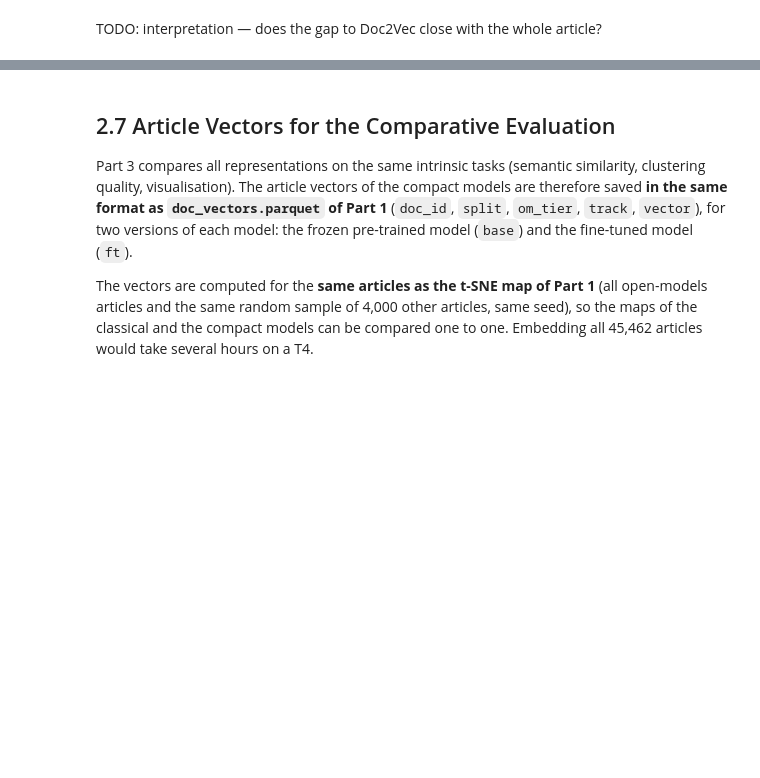
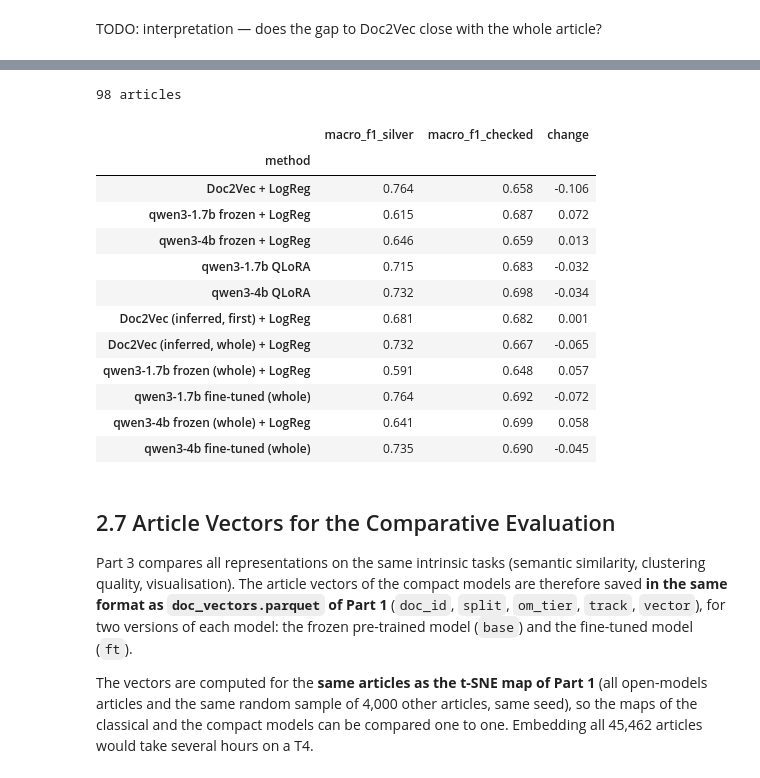
Before and after one commit to jihyeon26/2026-09-CLT-computational_language, a Jupyter notebook: colab/stage2_wp2_finetuning.ipynb, the cells around one changed output, grey strips where cells are left out. Cells and saved outputs as stored; diff of their text form; code cells hidden in the pictures; blank space fills up the shorter version.

```diff
--- a/colab/stage2_wp2_finetuning.ipynb
+++ b/colab/stage2_wp2_finetuning.ipynb
@@ -663,3 +702,30 @@ TODO: interpretation — does the gap to Doc2Vec close with the whole article?
+# %%
+if "checked_theme" in check:
+    sample = check[check["checked_theme"].isin(LABELS)]
+    pos = pd.Series(np.arange(len(sets["validation"])), index=sets["validation"]["doc_id"])[sample["doc_id"]].to_numpy()
+    y_silver, y_checked = (sample[c].map(LABELS.index).to_numpy() for c in ["theme", "checked_theme"])
+    checked = pd.DataFrame([{"method": m, "macro_f1_silver": f1_score(y_silver, p[pos], average="macro"),
+                             "macro_f1_checked": f1_score(y_checked, p[pos], average="macro")}
+                            for m, p in PREDICTIONS.items()]).set_index("method")
+    checked["change"] = checked["macro_f1_checked"] - checked["macro_f1_silver"]
+    checked.to_csv(OUT_DIR / "results_checked_labels.csv")
+    print(f"{len(sample)} articles")
+    display(checked.round(3))
+# %% [output]
+98 articles
+|  | macro_f1_silver | macro_f1_checked | change |
+| method |  |  |  |
+| Doc2Vec + LogReg | 0.764 | 0.658 | -0.106 |
+| qwen3-1.7b frozen + LogReg | 0.615 | 0.687 | 0.072 |
+| qwen3-4b frozen + LogReg | 0.646 | 0.659 | 0.013 |
+| qwen3-1.7b QLoRA | 0.715 | 0.683 | -0.032 |
+| qwen3-4b QLoRA | 0.732 | 0.698 | -0.034 |
+| Doc2Vec (inferred, first) + LogReg | 0.681 | 0.682 | 0.001 |
+| Doc2Vec (inferred, whole) + LogReg | 0.732 | 0.667 | -0.065 |
+| qwen3-1.7b frozen (whole) + LogReg | 0.591 | 0.648 | 0.057 |
+| qwen3-1.7b fine-tuned (whole) | 0.764 | 0.692 | -0.072 |
+| qwen3-4b frozen (whole) + LogReg | 0.641 | 0.699 | 0.058 |
+| qwen3-4b fine-tuned (whole) | 0.735 | 0.690 | -0.045 |
 # %% [markdown]
 ## 2.7 Article Vectors for the Comparative Evaluation
 Part 3 compares all representations on the same intrinsic tasks (semantic similarity, clustering quality, visualisation). The article vectors of the compact models are therefore saved **in the same format as `doc_vectors.parquet` of Part 1** (`doc_id`, `split`, `om_tier`, `track`, `vector`), for two versions of each model: the frozen pre-trained model (`base`) and the fine-tuned model (`ft`).
```
Also changed, not shown: parts of 11 cells of this notebook.
